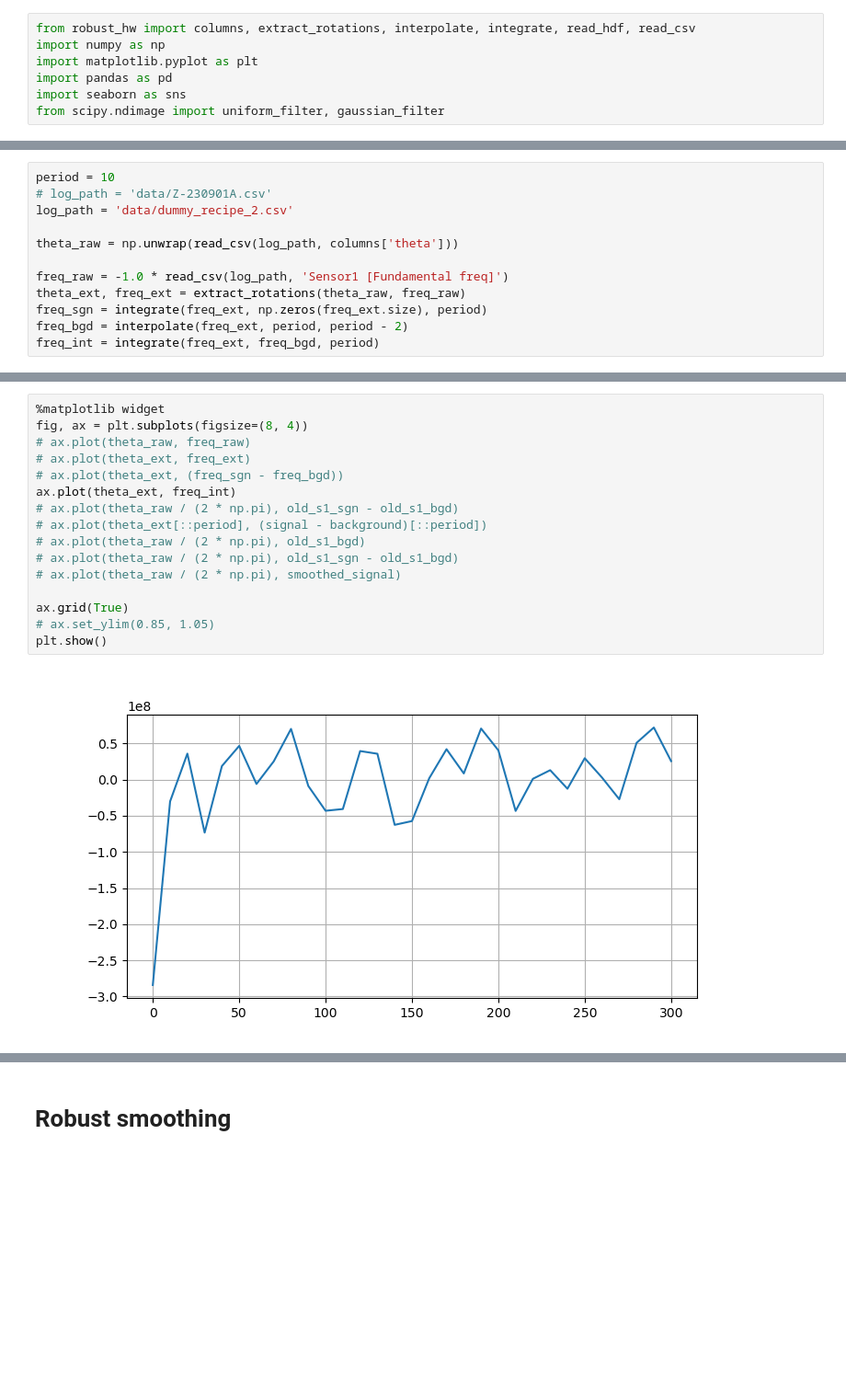
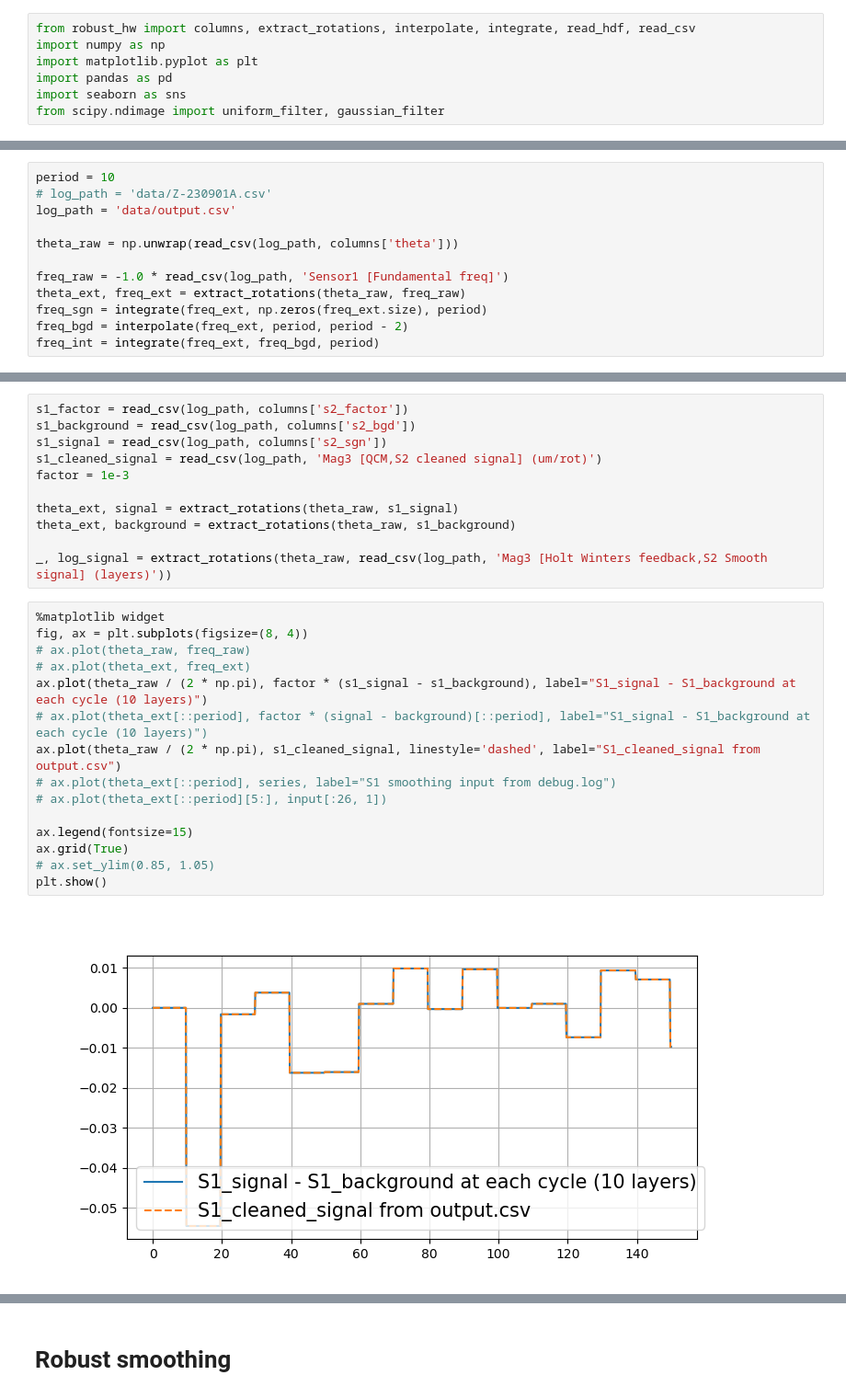
Before and after one commit to simply-nicky/robust_hw, a Jupyter notebook: dev_stats.ipynb, the cells around one changed output, grey strips where cells are left out. Shown at 92% size. Drawn from its saved outputs; the diff is of its cells as text; blank space fills up the shorter version.

```diff
--- a/dev_stats.ipynb
+++ b/dev_stats.ipynb
@@ -28,7 +10,7 @@ Index(['Mag3 [Holt Winters feedback,S2 Smooth variance] (layers)',
 # %%
 period = 10
 # log_path = 'data/Z-230901A.csv'
-log_path = 'data/dummy_recipe_2.csv'
+log_path = 'data/output.csv'
 
 theta_raw = np.unwrap(read_csv(log_path, columns['theta']))
 
@@ -50,21 +33,31 @@ theta_ext, background = extract_rotations(theta_raw, old_s1_bgd)
+# %%
+s1_factor = read_csv(log_path, columns['s2_factor'])
+s1_background = read_csv(log_path, columns['s2_bgd'])
+s1_signal = read_csv(log_path, columns['s2_sgn'])
+s1_cleaned_signal = read_csv(log_path, 'Mag3 [QCM,S2 cleaned signal] (um/rot)')
+factor = 1e-3
+
+theta_ext, signal = extract_rotations(theta_raw, s1_signal)
+theta_ext, background = extract_rotations(theta_raw, s1_background)
+
+_, log_signal = extract_rotations(theta_raw, read_csv(log_path, 'Mag3 [Holt Winters feedback,S2 Smooth signal] (layers)'))
 # %%
 %matplotlib widget
 fig, ax = plt.subplots(figsize=(8, 4))
 # ax.plot(theta_raw, freq_raw)
 # ax.plot(theta_ext, freq_ext)
-# ax.plot(theta_ext, (freq_sgn - freq_bgd))
-ax.plot(theta_ext, freq_int)
-# ax.plot(theta_raw / (2 * np.pi), old_s1_sgn - old_s1_bgd)
-# ax.plot(theta_ext[::period], (signal - background)[::period])
-# ax.plot(theta_raw / (2 * np.pi), old_s1_bgd)
-# ax.plot(theta_raw / (2 * np.pi), old_s1_sgn - old_s1_bgd)
-# ax.plot(theta_raw / (2 * np.pi), smoothed_signal)
+ax.plot(theta_raw / (2 * np.pi), factor * (s1_signal - s1_background), label="S1_signal - S1_background at each cycle (10 layers)")
+# ax.plot(theta_ext[::period], factor * (signal - background)[::period], label="S1_signal - S1_background at each cycle (10 layers)")
+ax.plot(theta_raw / (2 * np.pi), s1_cleaned_signal, linestyle='dashed', label="S1_cleaned_signal from output.csv")
+# ax.plot(theta_ext[::period], series, label="S1 smoothing input from debug.log")
+# ax.plot(theta_ext[::period][5:], input[:26, 1])
 
+ax.legend(fontsize=15)
 ax.grid(True)
 # ax.set_ylim(0.85, 1.05)
 plt.show()
 # %% [output]
-[figure, old version]
+[figure, new version]
 # %%
 %matplotlib widget
 fig, ax = plt.subplots(figsize=(8, 4))
```
Also changed, not shown: parts of 8 cells of this notebook, 3 other files.
